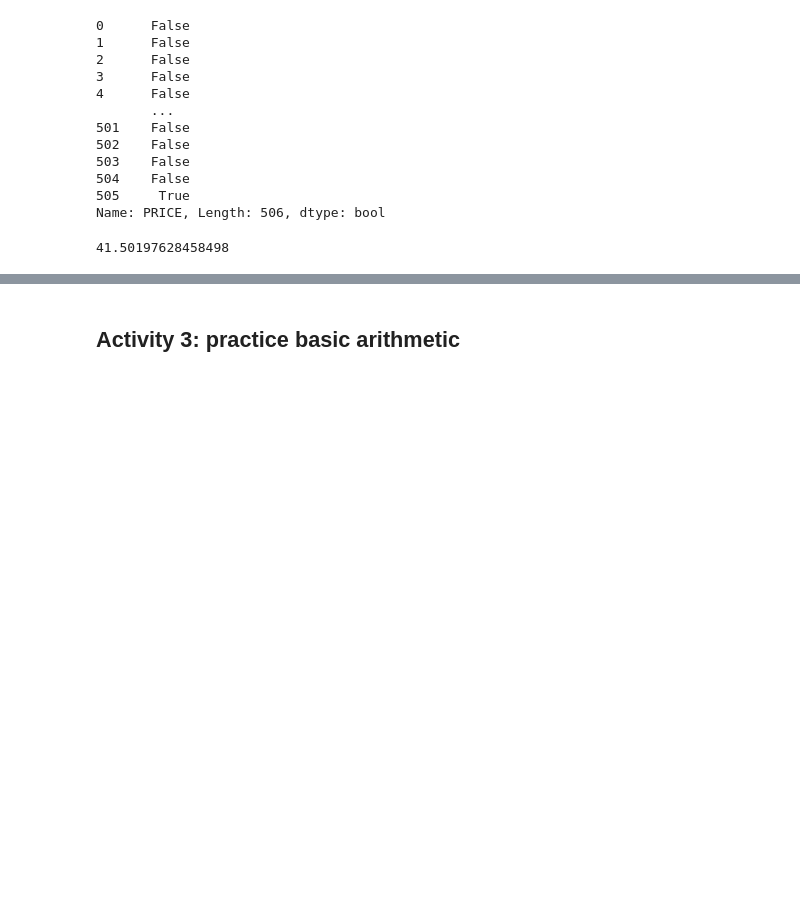
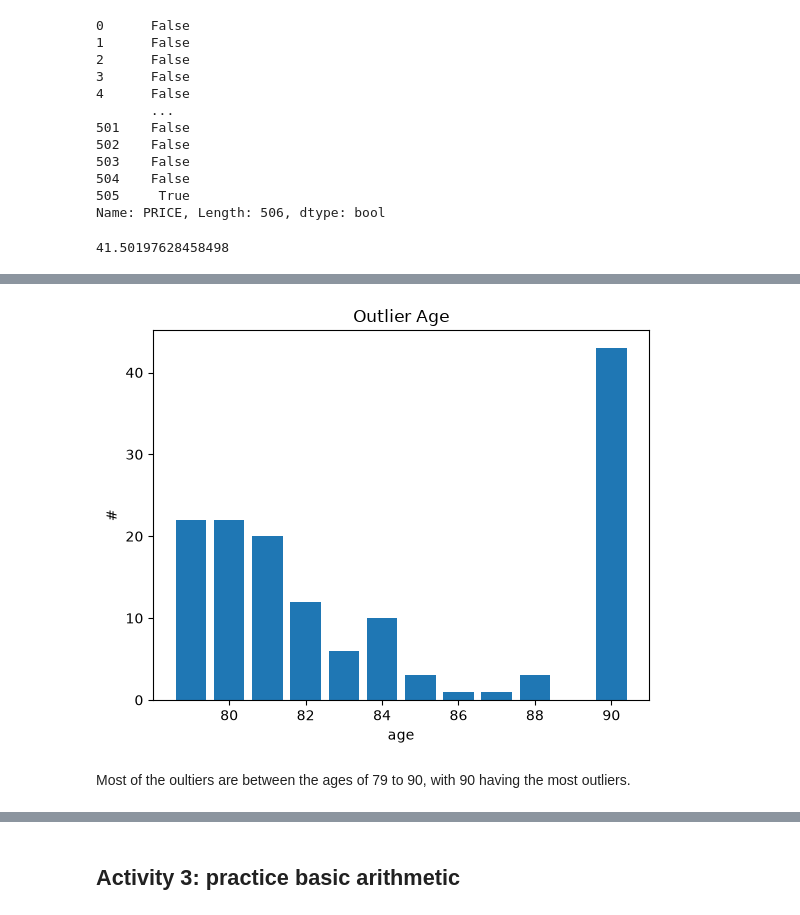
Before and after one commit to ro-rro/Data-Preparation, a Jupyter notebook: Week_3_4_Navarro.ipynb, the cells around one changed output, grey strips where cells are left out. Drawn from its saved outputs; the diff is of its cells as text; code cells hidden in the pictures; blank space fills up the shorter version.

```diff
--- a/Week_3_4_Navarro.ipynb
+++ b/Week_3_4_Navarro.ipynb
@@ -138,0 +212,10 @@ UCI.head()
+# %%
+# Education
+subset['education_stripped'] = UCI['education'].apply(strip_whitespace)
+subset['education'] = subset['education_stripped']
+subset.drop(labels = ['education_stripped'],axis=1,inplace=True)
+
+# Occupation
+subset['occupation_stripped'] = UCI['occupation'].apply(strip_whitespace)
+subset['occupation']  =subset['occupation_stripped']
+subset.drop(labels = ['occupation_stripped'],axis=1,inplace=True)
@@ -138,0 +344,12 @@ UCI.head()
+# %%
+Q1 = subset['age'].quantile(0.25)
+Q3 = subset['age'].quantile(0.75)
+
+IQR = Q3 - Q1
+# %%
+lower = Q1 - 1.5 * IQR
+higher = Q3 + 1.5 * IQR
+# %%
+outlier = subset[(subset['age'] < lower) | (subset['age'] > higher)]
+
+outlier
@@ -138,0 +370,12 @@ UCI.head()
+# %%
+outlier_count = outlier['age'].value_counts().sort_index()
+
+plt.bar(outlier_count.index, outlier_count.values)
+plt.xlabel('age')
+plt.ylabel('#')
+plt.title('Outlier Age')
+plt.show()
+# %% [output]
+[figure, added]
+# %% [markdown]
+Most of the oultiers are between the ages of 79 to 90, with 90 having the most outliers.
```
Also changed, not shown: parts of 29 cells of this notebook.
